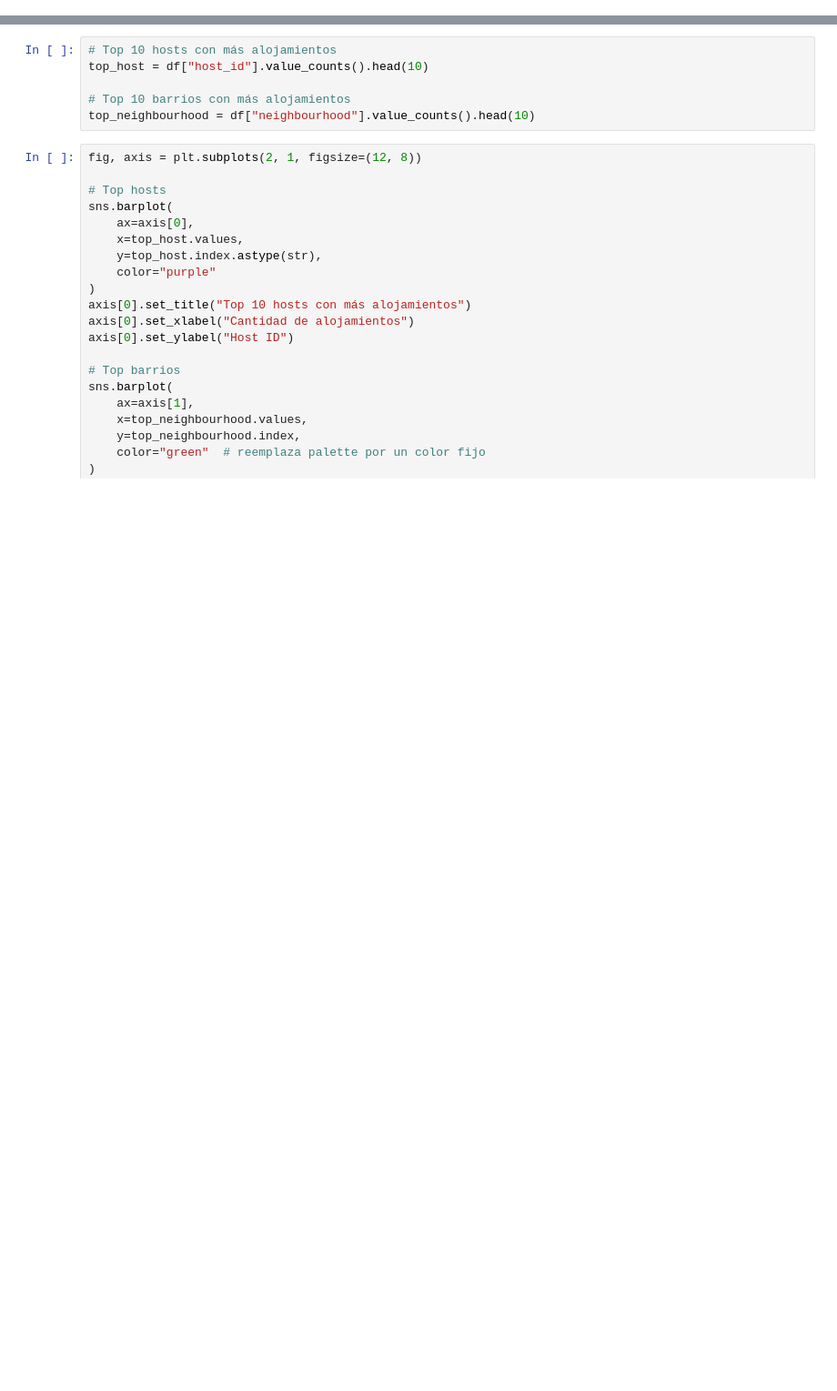
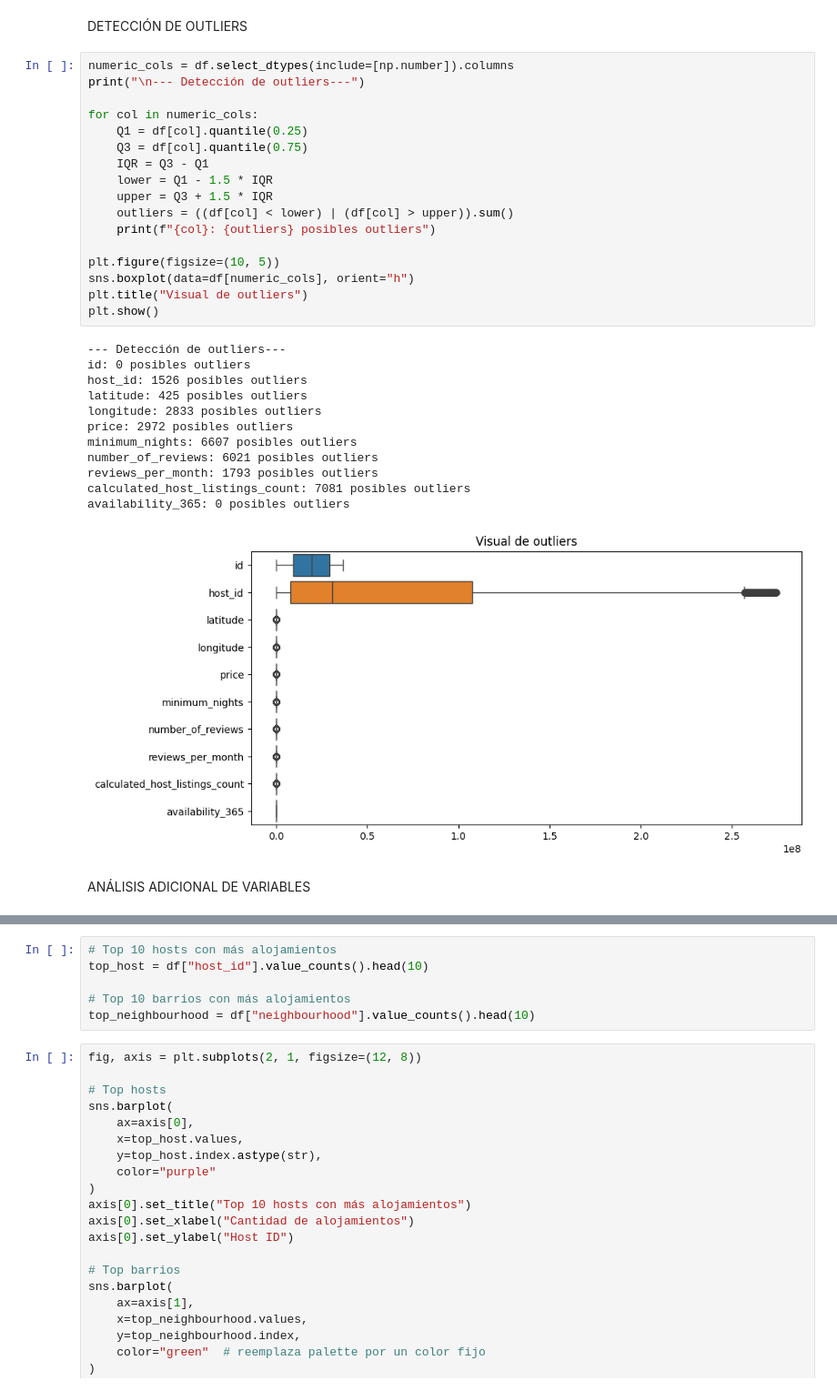
Before and after one commit to 4GeeksAcademy/machine-learning-python-template_Santi_Izquierdo, a Jupyter notebook: src/explore.ipynb, the cells around one changed output, grey strips where cells are left out. Shown at 91% size. Cells and saved outputs as stored; diff of their text form; blank space fills up the shorter version.

```diff
--- a/src/explore.ipynb
+++ b/src/explore.ipynb
@@ -28,0 +58,34 @@ df.head(100)
+# %% [markdown]
+DETECCIÓN DE OUTLIERS
+# %%
+numeric_cols = df.select_dtypes(include=[np.number]).columns
+print("\n--- Detección de outliers---")
+
+for col in numeric_cols:
+    Q1 = df[col].quantile(0.25)
+    Q3 = df[col].quantile(0.75)
+    IQR = Q3 - Q1
+    lower = Q1 - 1.5 * IQR
+    upper = Q3 + 1.5 * IQR
+    outliers = ((df[col] < lower) | (df[col] > upper)).sum()
+    print(f"{col}: {outliers} posibles outliers")
+
+plt.figure(figsize=(10, 5))
+sns.boxplot(data=df[numeric_cols], orient="h")
+plt.title("Visual de outliers")
+plt.show()
+# %% [output]
+--- Detección de outliers---
+id: 0 posibles outliers
+host_id: 1526 posibles outliers
+latitude: 425 posibles outliers
+longitude: 2833 posibles outliers
+price: 2972 posibles outliers
+minimum_nights: 6607 posibles outliers
+number_of_reviews: 6021 posibles outliers
+reviews_per_month: 1793 posibles outliers
+calculated_host_listings_count: 7081 posibles outliers
+availability_365: 0 posibles outliers
+[figure, added]
+# %% [markdown]
+ANÁLISIS ADICIONAL DE VARIABLES
```
Also changed, not shown: parts of 30 cells of this notebook.
